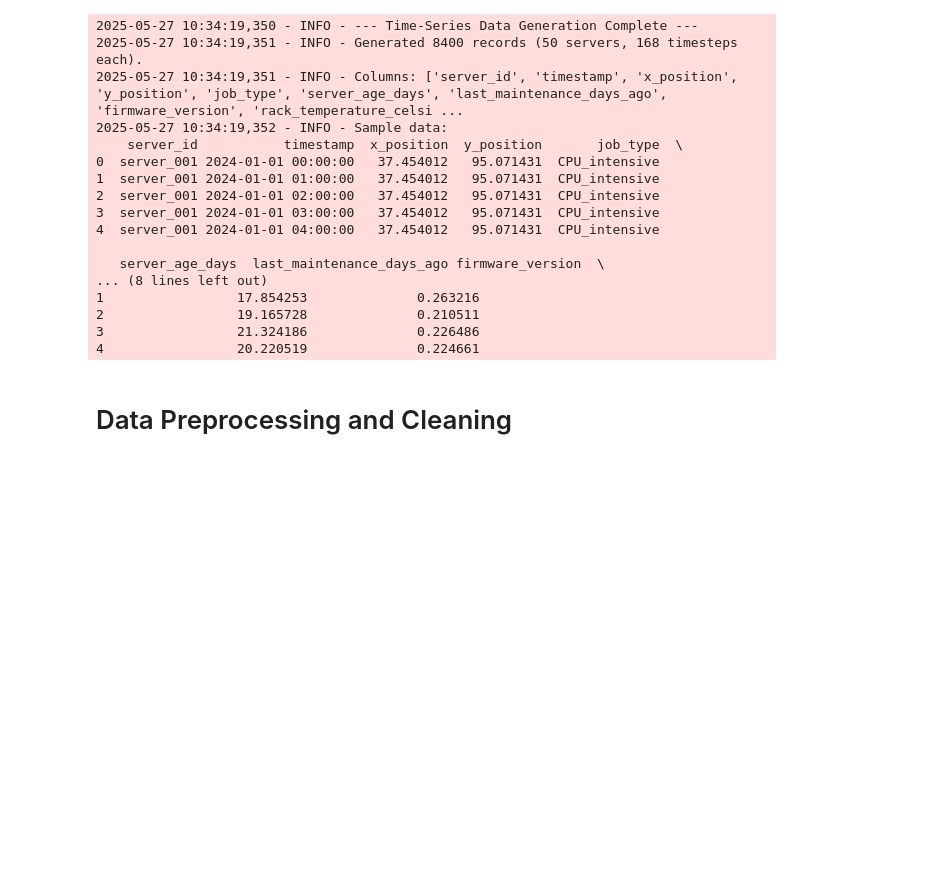
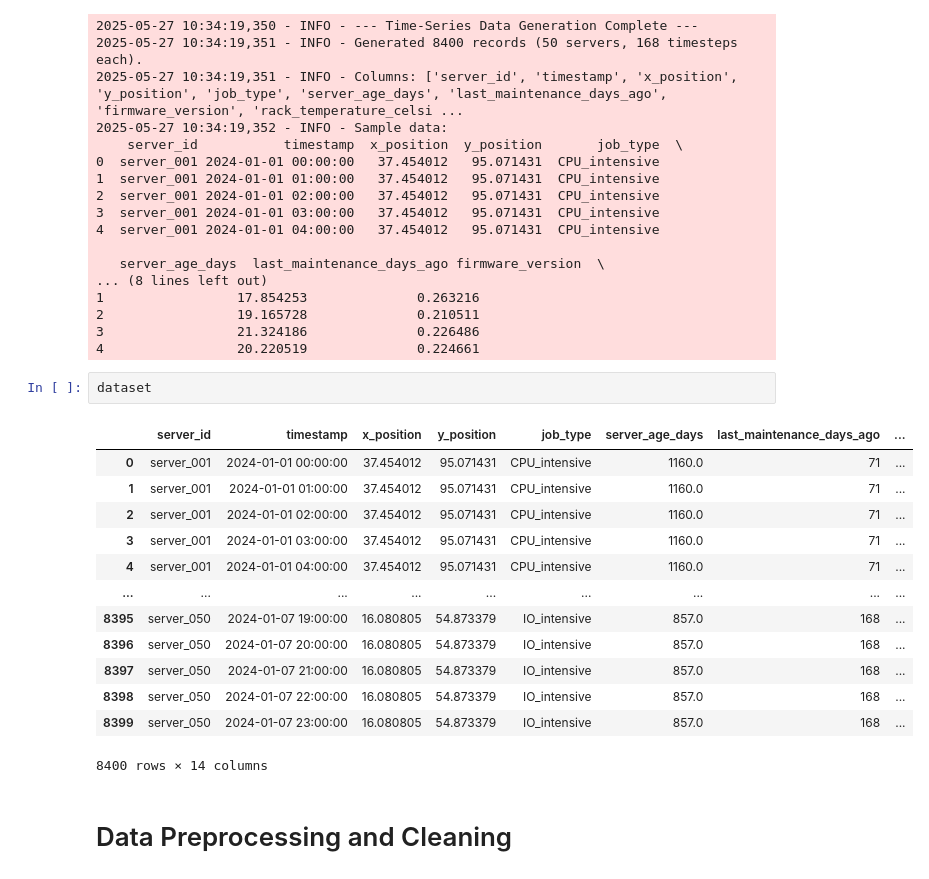
Before and after one commit to omids-cerebras/ds_interview, a Jupyter notebook: data_center.ipynb, the cells around one changed output. Saved outputs shown, nothing was run; the diff lists cells and outputs as text; blank space fills up the shorter version.

```diff
--- a/data_center.ipynb
+++ b/data_center.ipynb
@@ -31,6 +31,22 @@ dataset = generate_data()
 2                 19.165728              0.210511
 3                 21.324186              0.226486
 4                 20.220519              0.224661
+# %%
+dataset
+# %% [output]
+|  | server_id | timestamp | x_position | y_position | job_type | server_age_days | last_maintenance_days_ago | ... |
+| 0 | server_001 | 2024-01-01 00:00:00 | 37.454012 | 95.071431 | CPU_intensive | 1160.0 | 71 | ... |
+| 1 | server_001 | 2024-01-01 01:00:00 | 37.454012 | 95.071431 | CPU_intensive | 1160.0 | 71 | ... |
+| 2 | server_001 | 2024-01-01 02:00:00 | 37.454012 | 95.071431 | CPU_intensive | 1160.0 | 71 | ... |
+| 3 | server_001 | 2024-01-01 03:00:00 | 37.454012 | 95.071431 | CPU_intensive | 1160.0 | 71 | ... |
+| 4 | server_001 | 2024-01-01 04:00:00 | 37.454012 | 95.071431 | CPU_intensive | 1160.0 | 71 | ... |
+| ... | ... | ... | ... | ... | ... | ... | ... | ... |
+| 8395 | server_050 | 2024-01-07 19:00:00 | 16.080805 | 54.873379 | IO_intensive | 857.0 | 168 | ... |
+| 8396 | server_050 | 2024-01-07 20:00:00 | 16.080805 | 54.873379 | IO_intensive | 857.0 | 168 | ... |
+| 8397 | server_050 | 2024-01-07 21:00:00 | 16.080805 | 54.873379 | IO_intensive | 857.0 | 168 | ... |
+| 8398 | server_050 | 2024-01-07 22:00:00 | 16.080805 | 54.873379 | IO_intensive | 857.0 | 168 | ... |
+| 8399 | server_050 | 2024-01-07 23:00:00 | 16.080805 | 54.873379 | IO_intensive | 857.0 | 168 | ... |
+8400 rows × 14 columns
 # %% [markdown]
 # Data Preprocessing and Cleaning
 # %% [markdown]
```
